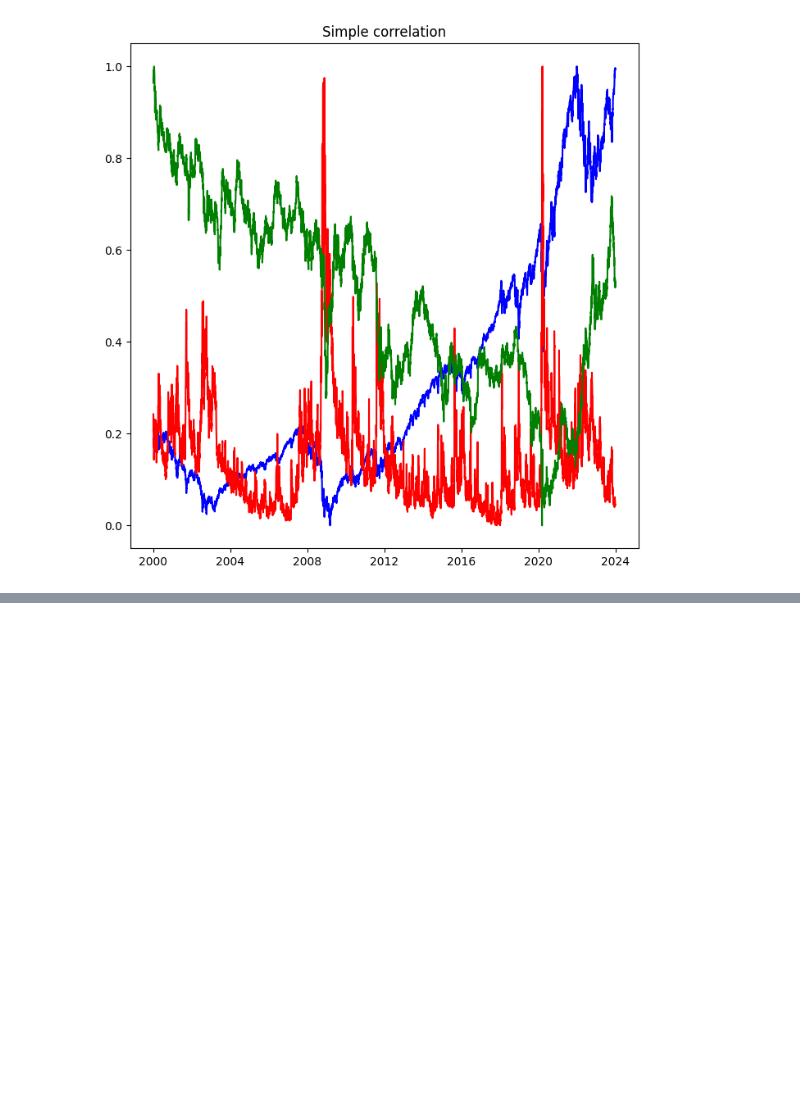
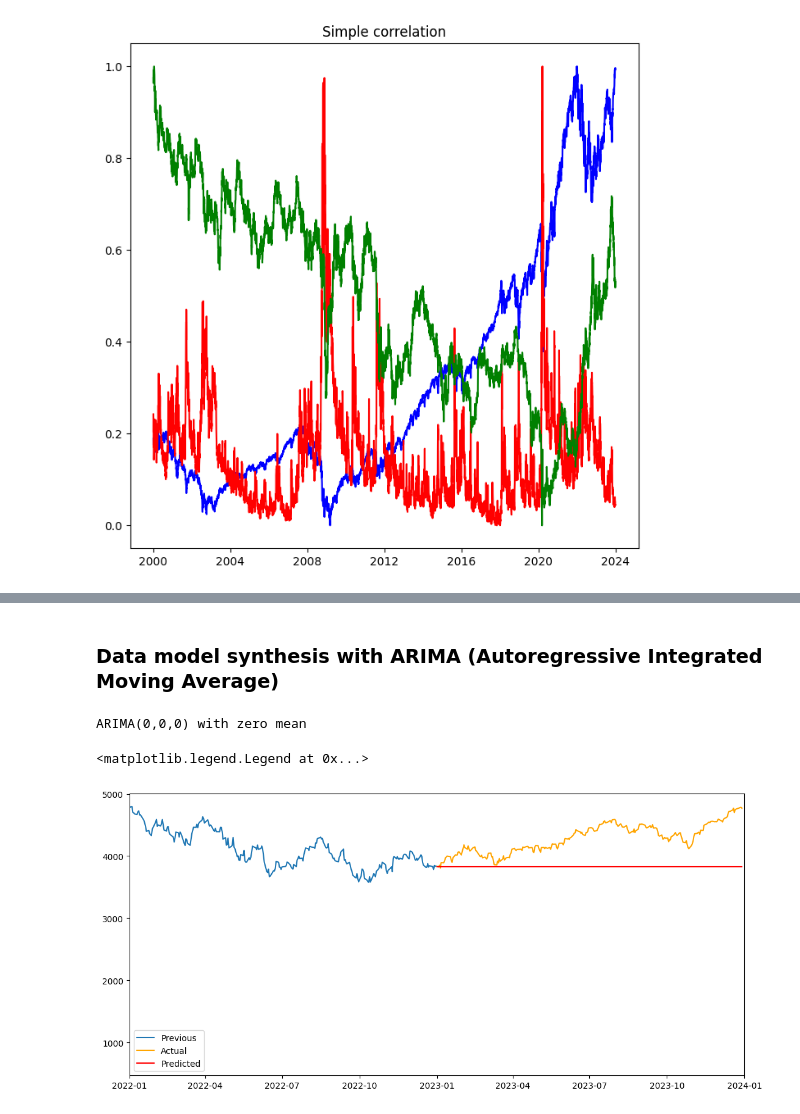
Before and after one commit to eddienubes/datascience-for-ek, a Jupyter notebook: project1/analysis.ipynb, the cells around one changed output, grey strips where cells are left out. Drawn from its saved outputs; the diff is of its cells as text; code cells hidden in the pictures; blank space fills up the shorter version.

Commit message:
feat(analysis): arima forecasting of s&p500

```diff
--- a/project1/analysis.ipynb
+++ b/project1/analysis.ipynb
@@ -138,0 +158,47 @@ TypeError: unhashable type: 'numpy.ndarray'
+# %% [markdown]
+### Data model synthesis with ARIMA (Autoregressive Integrated Moving Average)
+# %%
+split_date = date_parser.parse(end_date) - relativedelta(years=1)
+training_set = snp_data.loc[:split_date]
+testing_set = snp_data.loc[split_date:]
+
+training_df = pd.DataFrame({
+    'close': training_set['close'],
+    'ds': training_set.index,
+    'unique_id': range(0, len(training_set['close']))
+})
+testing_df = pd.DataFrame({
+    'close': testing_set['close'],
+    'ds': testing_set.index,
+    'unique_id': range(0, len(testing_set['close']))
+})
+
+arima_model = StatsForecast(
+    models = [AutoARIMA(season_length=7)],
+    freq=frequency,
+    n_jobs=-1
+)
+# # 5 - AR term. Values will be used to predict the new one.
+# # 1 - I term. Difference will be used (current - previous) to make the series stationary
+# # 0 - MA term. 0 means do NOT include error differences from the previous values
+
+arima_model = arima_model.fit(df=training_df, target_col='close', time_col='ds')
+print(arima_string(arima_model.fitted_[0,0].model_))
+
+# # Predict next year
+steps = len(testing_set['close'])
+snp_synthetic = arima_model.forecast(h=steps)
+# %% [output]
+ARIMA(0,0,0) with zero mean
+# %%
+fig, ax = plt.subplots(figsize=(13, 6))
+ax.set_xlim(date_parser.parse('2022-01-01'), date_parser.parse('2024-01-01'))
+ax.plot(training_set.index, training_set['close'], label='Previous')
+ax.plot(testing_set.index, testing_set['close'], color='orange', label='Actual')
+ax.plot(testing_set.index[:steps], snp_synthetic.iloc[len(snp_synthetic['AutoARIMA']) - steps:]['AutoARIMA'], color='r', label='Predicted')
+# ax.fill_between(testing_set.index[:steps], confidence_intervals.iloc[:, 0], confidence_intervals.iloc[:, 1], color='pink', alpha=0.2, label='Confidence Interval')
+
+ax.legend()
+# %% [output]
+<matplotlib.legend.Legend at 0x...>
+[figure, added]
```
Also changed, not shown: parts of 9 cells of this notebook, 2 other files.
